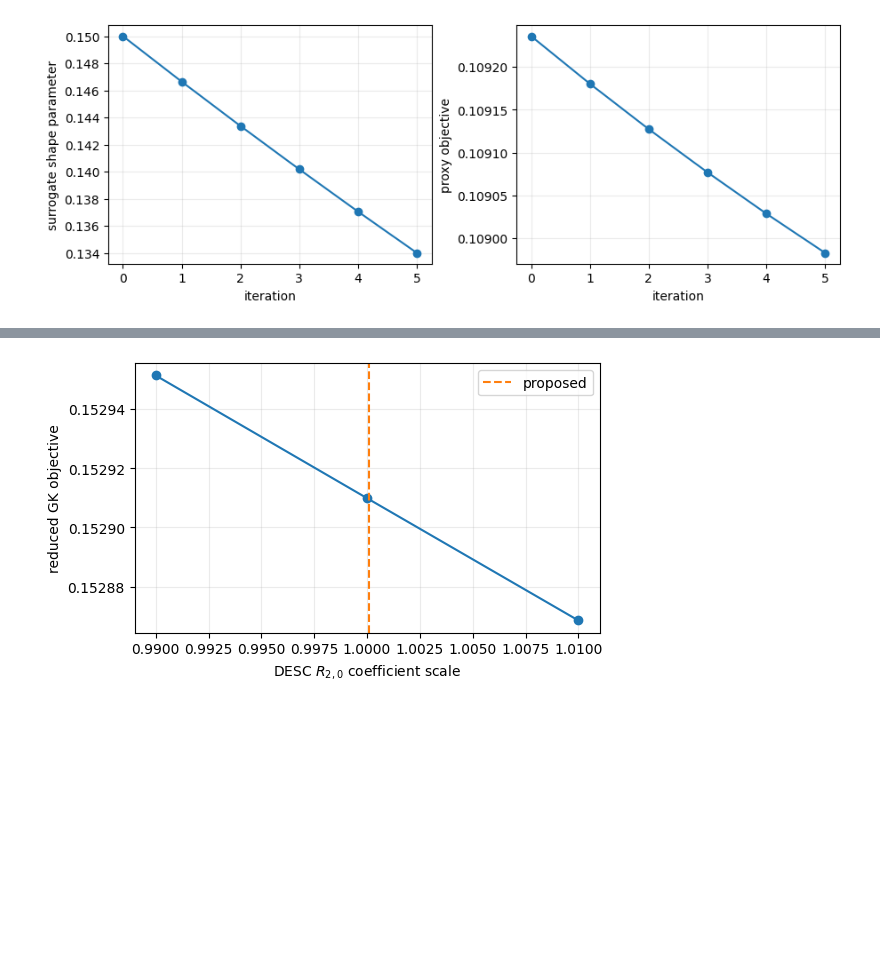
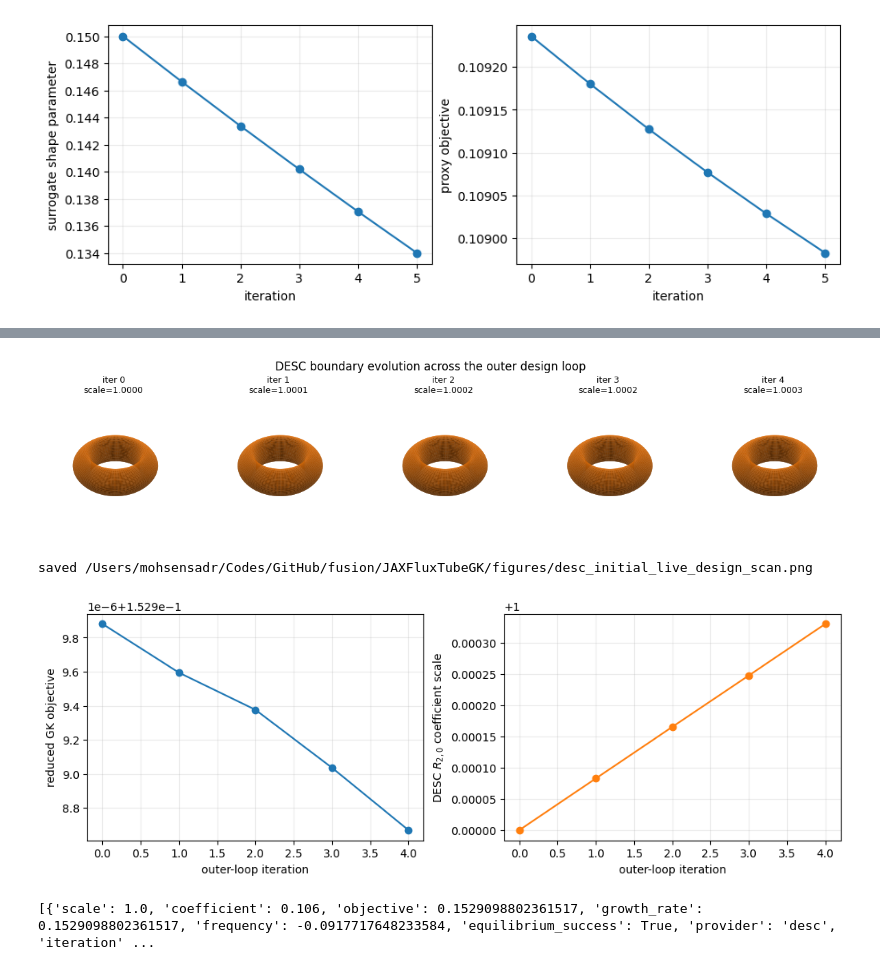
Before and after one commit to PAIdynamics/JAXFluxTubeGK, a Jupyter notebook: examples/desc_geometry_optimization.ipynb, the cells around one changed output, grey strips where cells are left out. Drawn from its saved outputs; the diff is of its cells as text; code cells hidden in the pictures; blank space fills up the shorter version.

```diff
--- a/examples/desc_geometry_optimization.ipynb
+++ b/examples/desc_geometry_optimization.ipynb
@@ -215,28 +237,67 @@ def evaluate_live_desc_design(boundary_scale, m=2, n=0, maxiter=50):
         "frequency": float(objective.selected_frequency),
         "equilibrium_success": bool(getattr(solve_status, "success", True)),
         "provider": candidate_result.metadata.provenance.provider,
+        "surface": equilibrium.surface,
     }
 
 if GEOMETRY_SOURCE == "provider":
-    design_scales = np.array([0.99, 1.0, 1.01])
-    live_design = [evaluate_live_desc_design(scale) for scale in design_scales]
-    objectives = np.array([row["objective"] for row in live_design])
-    sensitivity = (objectives[2] - objectives[0]) / (design_scales[2] - design_scales[0])
-    proposed_scale = float(np.clip(1.0 - 0.02 * sensitivity, 0.95, 1.05))
-    print(f"central-difference sensitivity: {sensitivity:.6e}")
-    print(f"bounded proposed next scale: {proposed_scale:.6f}")
-    print(live_design)
-    plt.figure(figsize=(6, 3.5))
-    plt.plot(design_scales, objectives, "o-")
-    plt.axvline(proposed_scale, color="tab:orange", linestyle="--", label="proposed")
-    plt.xlabel(r"DESC $R_{2,0}$ coefficient scale")
-    plt.ylabel("reduced GK objective")
-    plt.grid(alpha=0.25)
-    plt.legend()
+    # Outer-loop hill-climb: at each iteration, take a real 3-point central-difference
+    # sensitivity through fresh DESC solves (as above), step the boundary scale, and
+    # record the resulting real 3D boundary shape. This is still a reduced,
+    # single-harmonic outer loop -- not a claim of unrestricted shape optimization.
+    N_ITERATIONS = 5
+    relative_step = 0.01
+    learning_rate = 0.02
+    scale_bounds = (0.95, 1.05)
+    scale = 1.0
+    history = []
+    boundary_frames = []
+    for iteration in range(N_ITERATIONS):
+        design_scales = scale + scale * np.array([-relative_step, 0.0, relative_step])
+        live_design = [evaluate_live_desc_design(s) for s in design_scales]
+        objectives = np.array([row["objective"] for row in live_design])
+        sensitivity = float(
+            (objectives[2] - objectives[0]) / (design_scales[2] - design_scales[0])
+        )
+        center = live_design[1]
+        history.append(
+            {key: value for key, value in center.items() if key != "surface"}
+            | {"iteration": iteration, "requested_scale": scale, "sensitivity": sensitivity}
+        )
+        boundary_frames.append((iteration, scale, desc_boundary_xyz(center["surface"])))
+        print(
+            f"iteration {iteration}: scale={scale:.6f} objective={center['objective']: .6e} "
+            f"sensitivity={sensitivity: .3e}"
+        )
+        scale = float(np.clip(scale - learning_rate * sensitivity, *scale_bounds))
+
+    fig = plt.figure(figsize=(3.0 * N_ITERATIONS, 3.2))
+    for column, (iteration, iter_scale, (X, Y, Z)) in enumerate(boundary_frames):
+        ax = fig.add_subplot(1, N_ITERATIONS, column + 1, projection="3d")
+        plot_boundary_surface(ax, X, Y, Z, color="tab:orange", alpha=0.95)
+        ax.set_title(f"iter {iteration}\nscale={iter_scale:.4f}", fontsize=9)
+    fig.suptitle("DESC boundary evolution across the outer design loop")
+    boundary_figure_path = ROOT / "figures/desc_boundary_evolution.png"
+    fig.savefig(boundary_figure_path, dpi=150, bbox_inches="tight")
+    print(f"saved {boundary_figure_path}")
+    plt.show()
+
+    iterations = np.array([row["iteration"] for row in history])
+    scales = np.array([row["scale"] for row in history])
+    objectives = np.array([row["objective"] for row in history])
+    fig, axes = plt.subplots(1, 2, figsize=(10, 3.5), constrained_layout=True)
+    axes[0].plot(iterations, objectives, "o-")
+    axes[0].set_ylabel("reduced GK objective")
+    axes[1].plot(iterations, scales, "o-", color="tab:orange")
+    axes[1].set_ylabel(r"DESC $R_{2,0}$ coefficient scale")
+    for ax in axes:
+        ax.set_xlabel("outer-loop iteration")
+        ax.grid(alpha=0.25)
     figure_path = ROOT / "figures/desc_initial_live_design_scan.png"
-    plt.savefig(figure_path, dpi=160, bbox_inches="tight")
+    fig.savefig(figure_path, dpi=160, bbox_inches="tight")
     print(f"saved {figure_path}")
     plt.show()
+    print(history)
 else:
     print("Select GEOMETRY_SOURCE='provider' to run the live DESC design scan.")
 # %% [output]
@@ -247,4 +310,7 @@ saved /Users/mohsensadr/Codes/GitHub/fusion/JAXFluxTubeGK/figures/desc_initial_l
-[figure, old version]
+[figure, new version]
+saved /Users/mohsensadr/Codes/GitHub/fusion/JAXFluxTubeGK/figures/desc_initial_live_design_scan.png
+[figure, added]
+[{'scale': 1.0, 'coefficient': 0.106, 'objective': 0.1529098802361517, 'growth_rate': 0.1529098802361517, 'frequency': -0.0917717648233584, 'equilibrium_success': True, 'provider': 'desc', 'iteration' ...
 # %% [markdown]
 ### Practical next step
 
```
Also changed, not shown: parts of 3 cells of this notebook, 11 other files.
